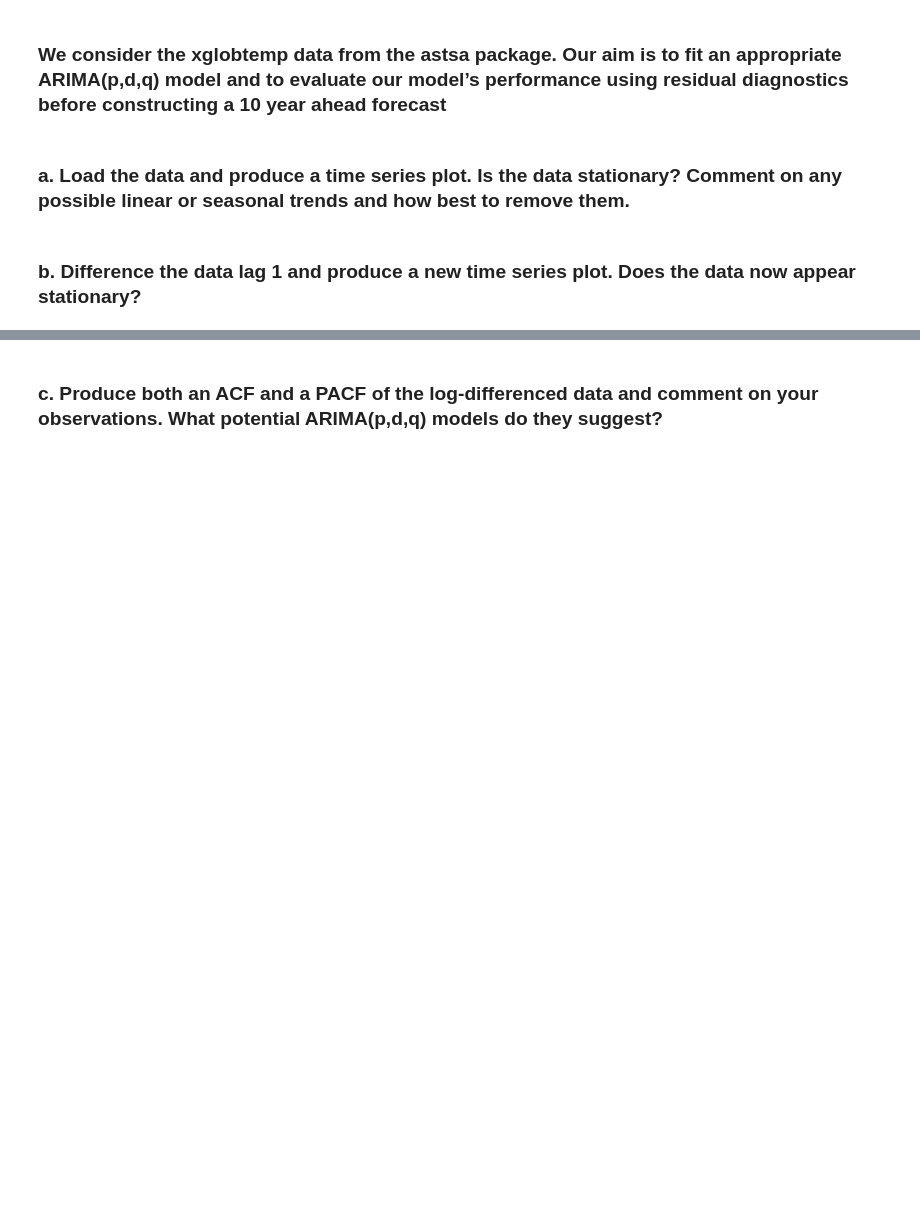
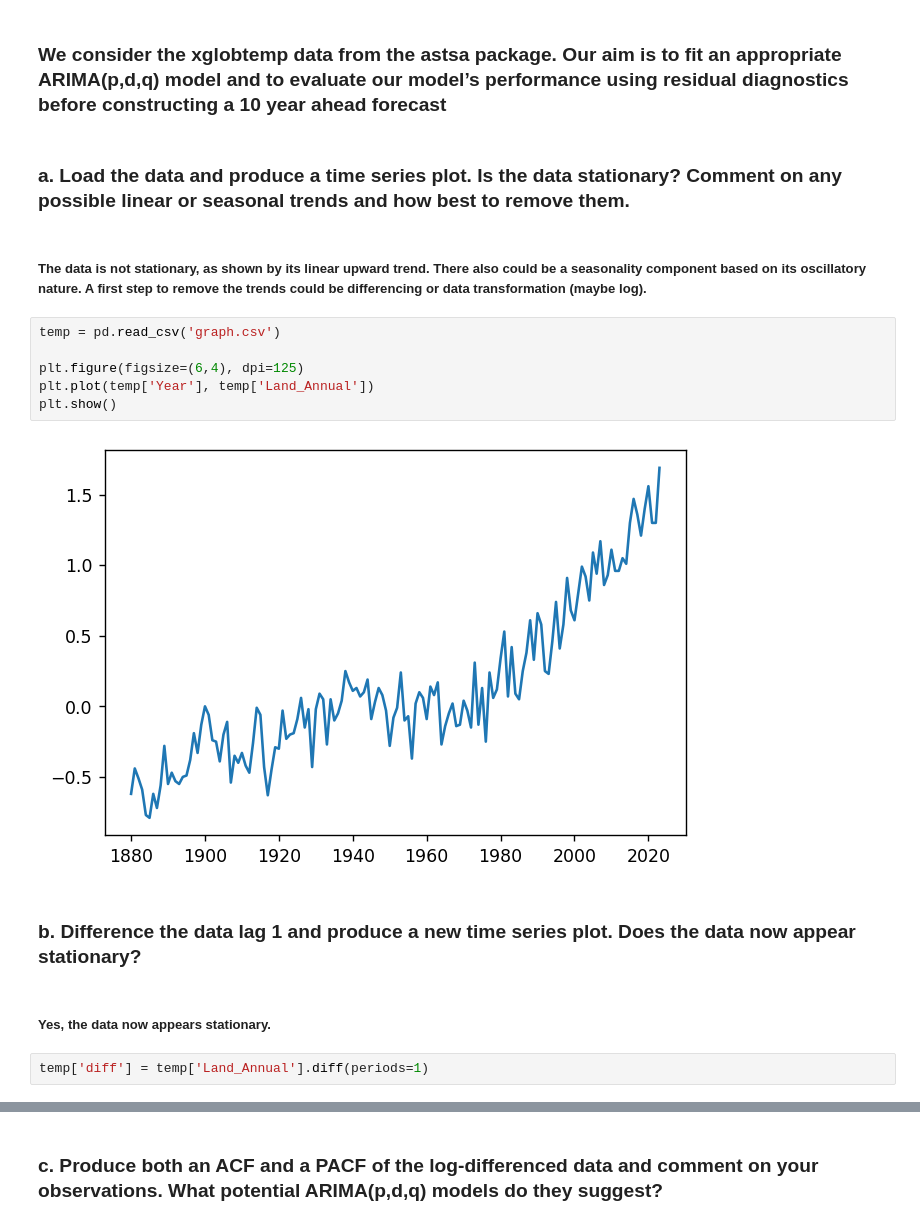
Before and after one commit to bwolfe0/Time_Series_PSTAT274, a Jupyter notebook: Lab_3/Lab3_274.ipynb, the cells around one changed output, grey strips where cells are left out. Saved outputs shown, nothing was run; the diff lists cells and outputs as text; blank space fills up the shorter version.

```diff
--- a/Lab_3/Lab3_274.ipynb
+++ b/Lab_3/Lab3_274.ipynb
@@ -132,5 +134,19 @@ plt.show()
 ### We consider the xglobtemp data from the astsa package. Our aim is to fit an appropriate ARIMA(p,d,q) model and to evaluate our model’s performance using residual diagnostics before constructing a 10 year ahead forecast
 # %% [markdown]
 ### a. Load the data and produce a time series plot. Is the data stationary? Comment on any possible linear or seasonal trends and how best to remove them.
+# %% [markdown]
+##### The data is not stationary, as shown by its linear upward trend. There also could be a seasonality component based on its oscillatory nature. A first step to remove the trends could be differencing or data transformation (maybe log).
+# %%
+temp = pd.read_csv('graph.csv')
+
+plt.figure(figsize=(6,4), dpi=125)
+plt.plot(temp['Year'], temp['Land_Annual'])
+plt.show()
+# %% [output]
+[figure, added]
 # %% [markdown]
 ### b. Difference the data lag 1 and produce a new time series plot. Does the data now appear stationary?
+# %% [markdown]
+##### Yes, the data now appears stationary.
+# %%
+temp['diff'] = temp['Land_Annual'].diff(periods=1)
```
Also changed, not shown: parts of 13 cells of this notebook, 2 other files.
